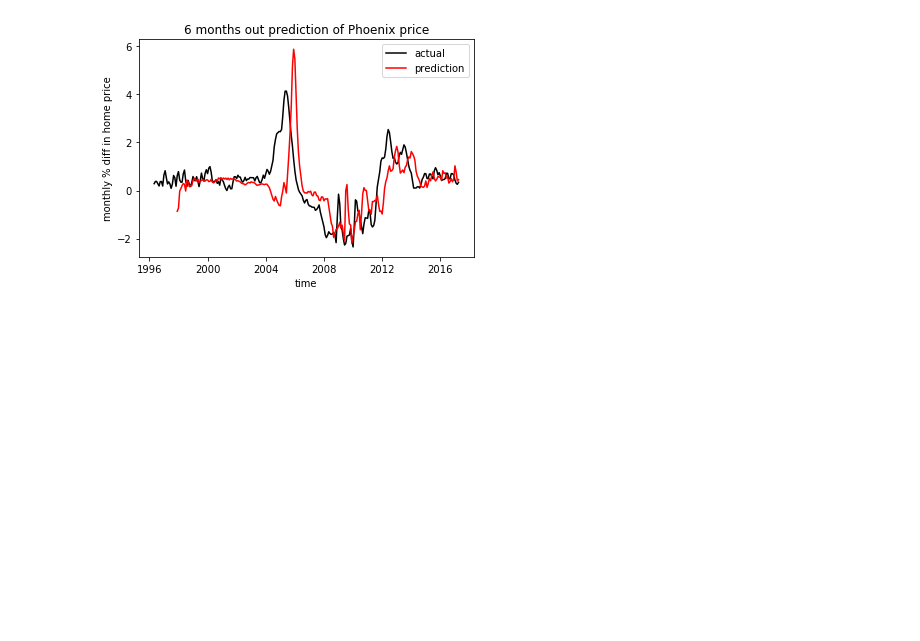
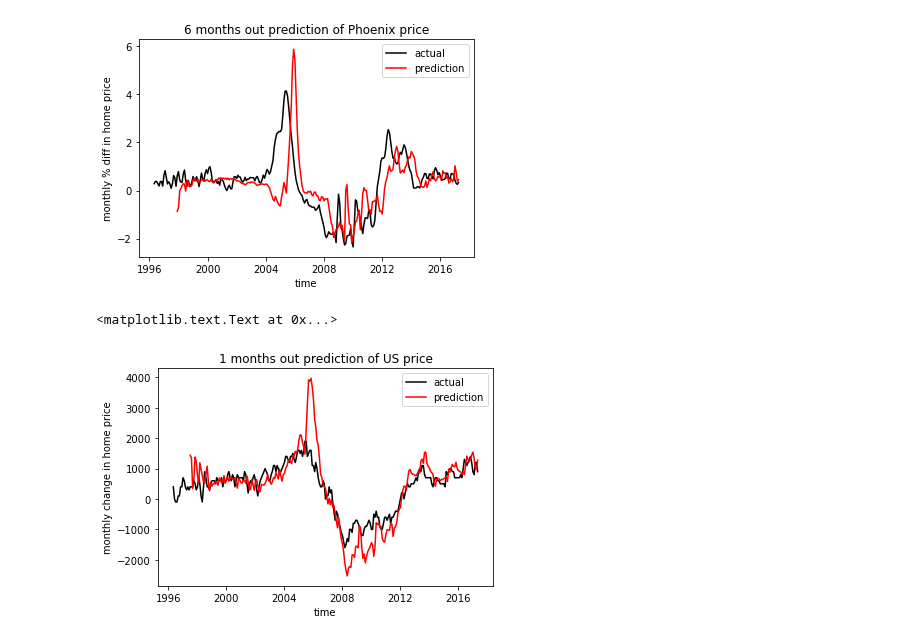
Before and after one commit to kkwteh/cdips_hpi_forecast, a Jupyter notebook: VAR_modeling/vector_autoregression.ipynb, the cells around one changed output. Drawn from its saved outputs; the diff is of its cells as text; code cells hidden in the pictures; blank space fills up the shorter version.

```diff
--- a/VAR_modeling/vector_autoregression.ipynb
+++ b/VAR_modeling/vector_autoregression.ipynb
@@ -118,3 +118,57 @@ plt.title('6 months out prediction of Phoenix price')
 # %% [output]
 <matplotlib.text.Text at 0x...>
 [figure]
+# %%
+%reset -f
+%matplotlib inline
+
+import matplotlib.pyplot as plt
+import numpy as np
+import pandas as pd
+import statsmodels.api as sm
+import warnings
+from statsmodels.tsa.api import VAR, DynamicVAR
+
+#warnings.filterwarnings('ignore')
+
+df = pd.read_csv('../Data/ZHVI/VAR_test6.csv',index_col=0)
+df.index = pd.DatetimeIndex(df.index)
+data = df[['Phoenix','UnitedStates']]
+
+# The VAR class assumes that the passed time series are stationary.
+# Non-stationary or trending data can often be transformed to be stationary by first-differencing or some other method.
+
+#Peform first order differencing
+
+data = data.diff().dropna()
+#data.plot()
+
+#Create VAR model object
+model = VAR(data)
+
+#Determine / manually specify VAR order
+
+#model.select_order(15) #Max VAR order
+
+p = 4
+
+results = model.fit(p)
+
+# Forecasts out to 6 months
+
+results.forecast(data.values[-p:],6)
+
+#results.test_causality('Phoenix', 'Vegas', kind='f')
+
+var = DynamicVAR(data, lag_order=4, window_type='expanding')
+#print(var.coefs.)
+fc=var.forecast(1)
+ph1,=plt.plot(data.UnitedStates.index,data.UnitedStates.values,c='black')
+ph2,=plt.plot(fc.UnitedStates.index,fc.UnitedStates.values,c='red')
+plt.xlabel('time')
+plt.ylabel('monthly change in home price')
+plt.legend([ph1,ph2],['actual','prediction'])
+plt.title('1 months out prediction of US price')
+# %% [output]
+<matplotlib.text.Text at 0x...>
+[figure, added]
```
Also changed, not shown: parts of 1 cell of this notebook.
